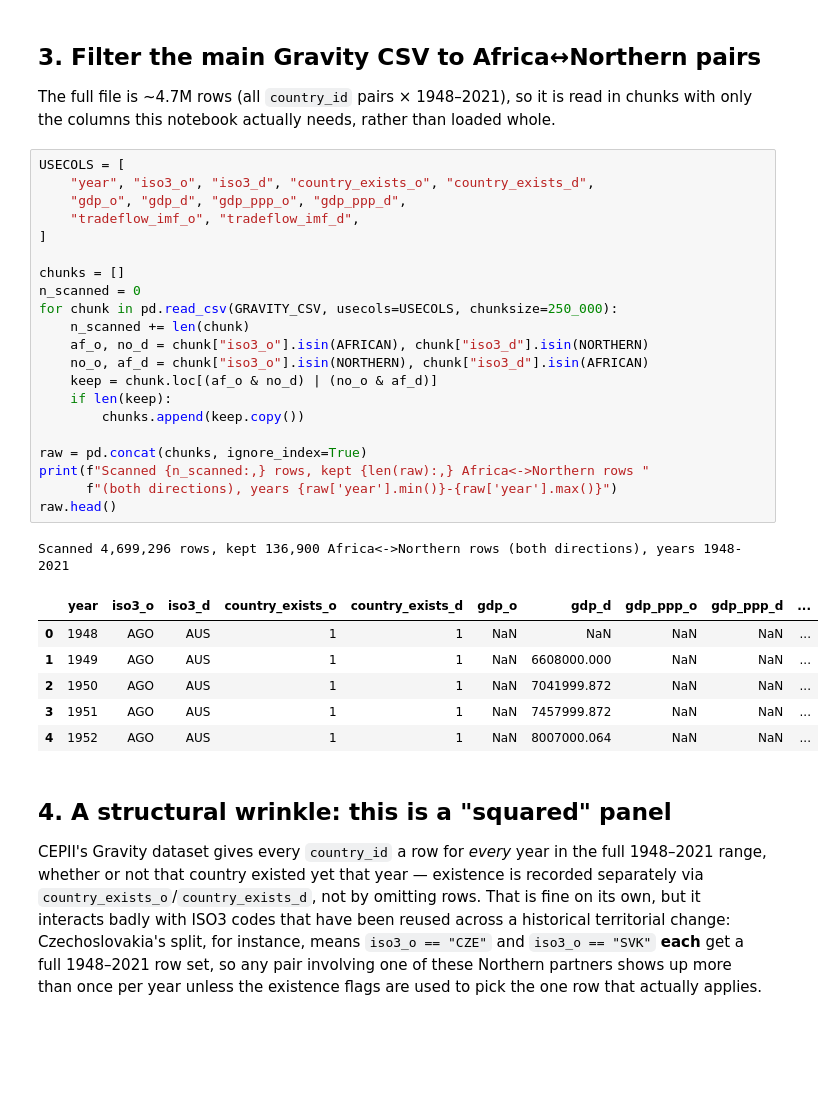
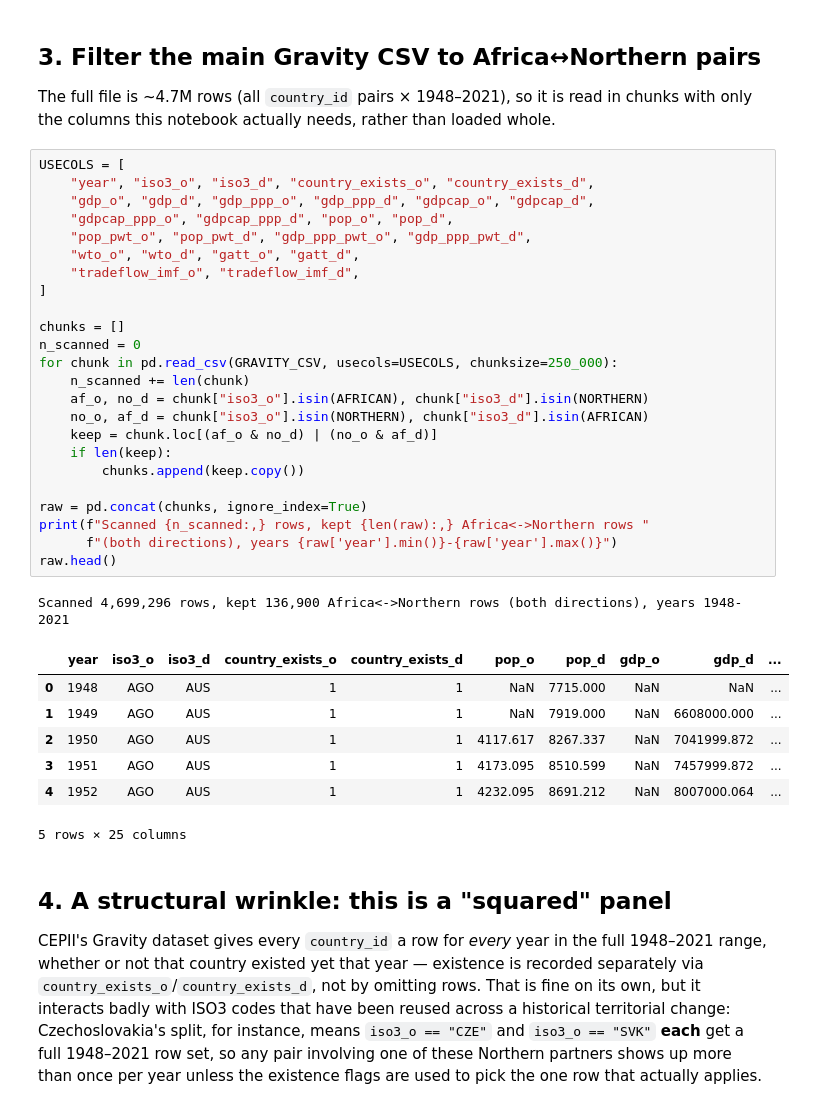
Before and after one commit to Wedaga/Trade-agreements-and-productivity, a Jupyter notebook: notebooks/02_clean_cepii_gravity.ipynb, the cells around one changed output. Drawn from its saved outputs; the diff is of its cells as text; blank space fills up the shorter version.

```diff
--- a/notebooks/02_clean_cepii_gravity.ipynb
+++ b/notebooks/02_clean_cepii_gravity.ipynb
@@ -111,32 +118,36 @@ chunks with only the columns this notebook actually needs, rather than loaded wh
 # %%
 USECOLS = [
     "year", "iso3_o", "iso3_d", "country_exists_o", "country_exists_d",
-    "gdp_o", "gdp_d", "gdp_ppp_o", "gdp_ppp_d",
+    "gdp_o", "gdp_d", "gdp_ppp_o", "gdp_ppp_d", "gdpcap_o", "gdpcap_d",
+    "gdpcap_ppp_o", "gdpcap_ppp_d", "pop_o", "pop_d",
+    "pop_pwt_o", "pop_pwt_d", "gdp_ppp_pwt_o", "gdp_ppp_pwt_d",
+    "wto_o", "wto_d", "gatt_o", "gatt_d",
     "tradeflow_imf_o", "tradeflow_imf_d",
 ]
 
 chunks = []
 n_scanned = 0
 for chunk in pd.read_csv(GRAVITY_CSV, usecols=USECOLS, chunksize=250_000):
     n_scanned += len(chunk)
     af_o, no_d = chunk["iso3_o"].isin(AFRICAN), chunk["iso3_d"].isin(NORTHERN)
     no_o, af_d = chunk["iso3_o"].isin(NORTHERN), chunk["iso3_d"].isin(AFRICAN)
     keep = chunk.loc[(af_o & no_d) | (no_o & af_d)]
     if len(keep):
         chunks.append(keep.copy())
 
 raw = pd.concat(chunks, ignore_index=True)
 print(f"Scanned {n_scanned:,} rows, kept {len(raw):,} Africa<->Northern rows "
       f"(both directions), years {raw['year'].min()}-{raw['year'].max()}")
 raw.head()
 # %% [output]
 Scanned 4,699,296 rows, kept 136,900 Africa<->Northern rows (both directions), years 1948-2021
-|  | year | iso3_o | iso3_d | country_exists_o | country_exists_d | gdp_o | gdp_d | gdp_ppp_o | gdp_ppp_d | ... |
-| 0 | 1948 | AGO | AUS | 1 | 1 | NaN | NaN | NaN | NaN | ... |
-| 1 | 1949 | AGO | AUS | 1 | 1 | NaN | 6608000.000 | NaN | NaN | ... |
-| 2 | 1950 | AGO | AUS | 1 | 1 | NaN | 7041999.872 | NaN | NaN | ... |
-| 3 | 1951 | AGO | AUS | 1 | 1 | NaN | 7457999.872 | NaN | NaN | ... |
-| 4 | 1952 | AGO | AUS | 1 | 1 | NaN | 8007000.064 | NaN | NaN | ... |
+|  | year | iso3_o | iso3_d | country_exists_o | country_exists_d | pop_o | pop_d | gdp_o | gdp_d | ... |
+| 0 | 1948 | AGO | AUS | 1 | 1 | NaN | 7715.000 | NaN | NaN | ... |
+| 1 | 1949 | AGO | AUS | 1 | 1 | NaN | 7919.000 | NaN | 6608000.000 | ... |
+| 2 | 1950 | AGO | AUS | 1 | 1 | 4117.617 | 8267.337 | NaN | 7041999.872 | ... |
+| 3 | 1951 | AGO | AUS | 1 | 1 | 4173.095 | 8510.599 | NaN | 7457999.872 | ... |
+| 4 | 1952 | AGO | AUS | 1 | 1 | 4232.095 | 8691.212 | NaN | 8007000.064 | ... |
+5 rows × 25 columns
 # %% [markdown]
 ## 4. A structural wrinkle: this is a "squared" panel
 
```
Also changed, not shown: parts of 10 cells of this notebook, 4 other files.
